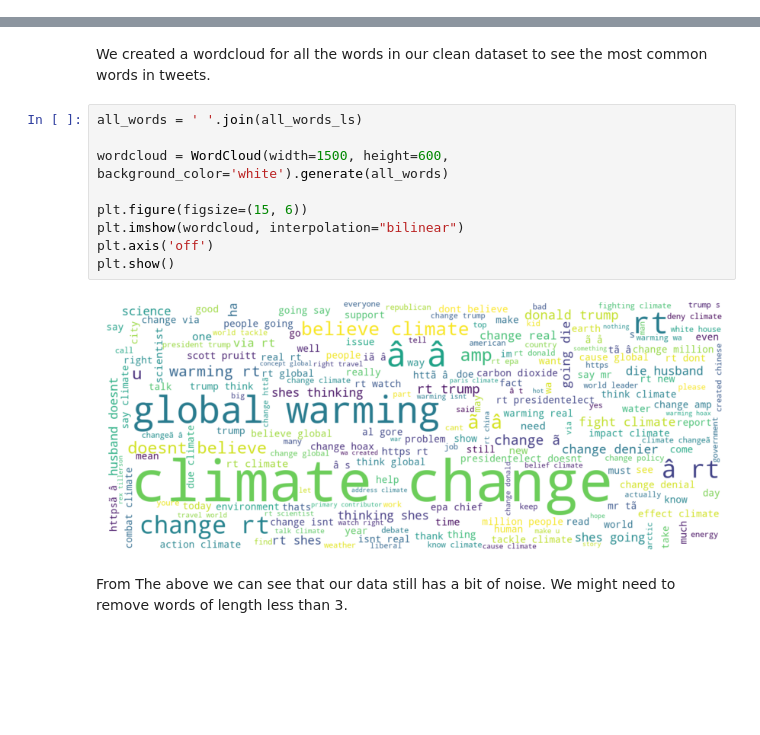
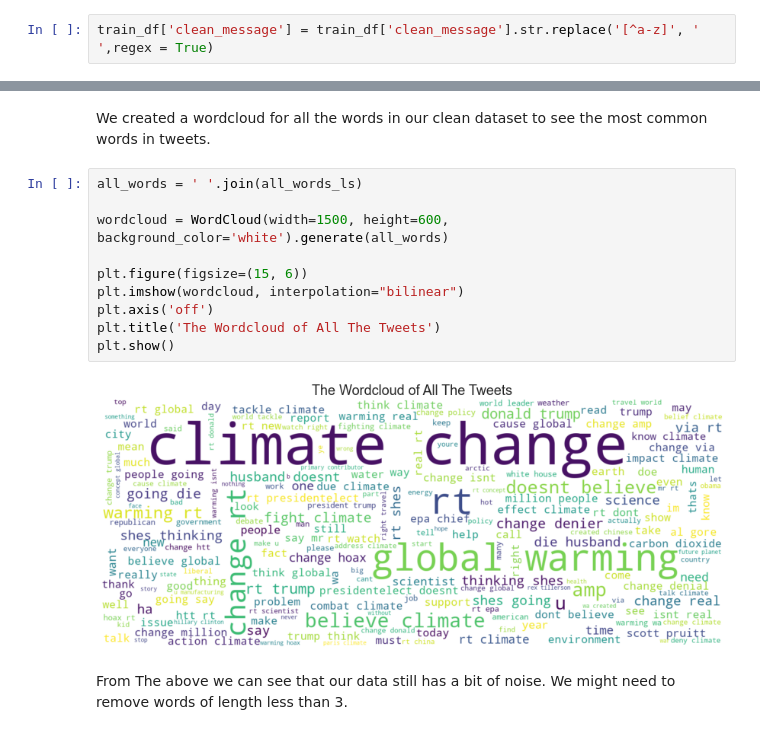
Before and after one commit to nkonyanihlulani/EDSA_Classification_TS3, a Jupyter notebook: EDSA_Classification_TS3.ipynb, the cells around one changed output, grey strips where cells are left out. Cells and saved outputs as stored; diff of their text form; blank space fills up the shorter version.

```diff
--- a/EDSA_Classification_TS3.ipynb
+++ b/EDSA_Classification_TS3.ipynb
@@ -179,3 +180,5 @@ train_df['clean_message'] = train_df['clean_message'].str.lower()
+# %%
+train_df['clean_message'] = train_df['clean_message'].str.replace('[^a-z]', ' ',regex = True)
 # %%
 train_df.head()
 # %% [output]
@@ -264,14 +277,15 @@ We created a wordcloud for all the words in our clean dataset to see the most co
 # %%
 all_words = ' '.join(all_words_ls)
 
 wordcloud = WordCloud(width=1500, height=600,  background_color='white').generate(all_words)
 
 plt.figure(figsize=(15, 6))
 plt.imshow(wordcloud, interpolation="bilinear")
 plt.axis('off')
+plt.title('The Wordcloud of All The Tweets')
 plt.show()
 # %% [output]
-[figure, old version]
+[figure, new version]
 # %% [markdown]
 From The above we can see that our data still has a bit of noise. We might need to remove words of length less than 3.
 # %% [markdown]
```
Also changed, not shown: parts of 27 cells of this notebook, 2 other files.
